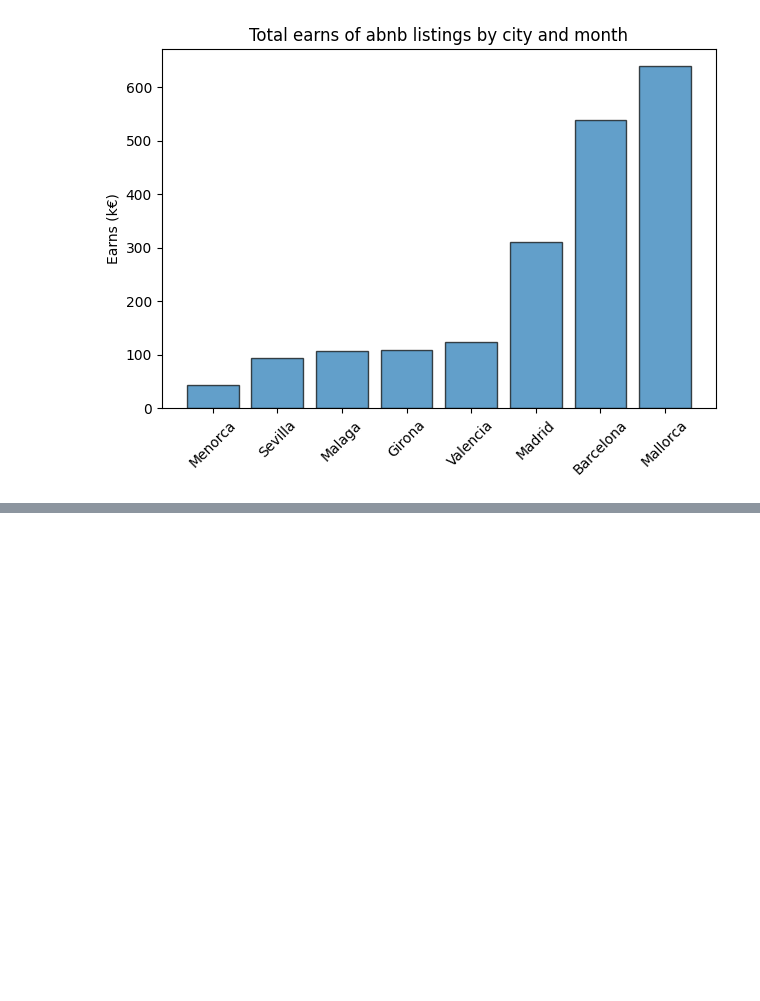
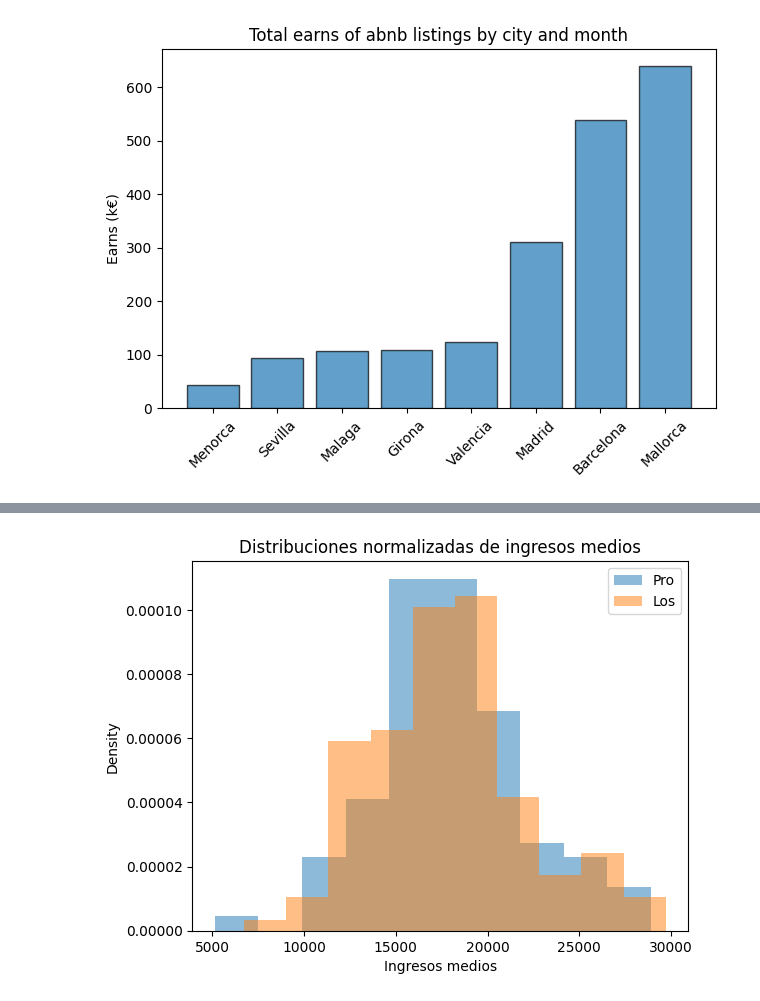
Before and after one commit to mehrrero/parasites, a Jupyter notebook: tests.ipynb, the cells around one changed output, grey strips where cells are left out. Saved outputs shown, nothing was run; the diff lists cells and outputs as text; code cells hidden in the pictures; blank space fills up the shorter version.

```diff
--- a/tests.ipynb
+++ b/tests.ipynb
@@ -286,0 +442,13 @@ plt.show()
+# %%
+pro = out[out['profit'] > 0].copy()
+los = out[out['profit'] < 0].copy()
+# %%
+plt.hist(pro.ingresos_medios, density=True, alpha=0.5, label='Pro')
+plt.hist(los.ingresos_medios, density=True, alpha=0.5, label='Los')
+plt.legend()
+plt.xlabel('Ingresos medios')
+plt.ylabel('Density')
+plt.title('Distribuciones normalizadas de ingresos medios')
+plt.show()
+# %% [output]
+[figure, added]
```
Also changed, not shown: parts of 22 cells of this notebook, 12 other files.
